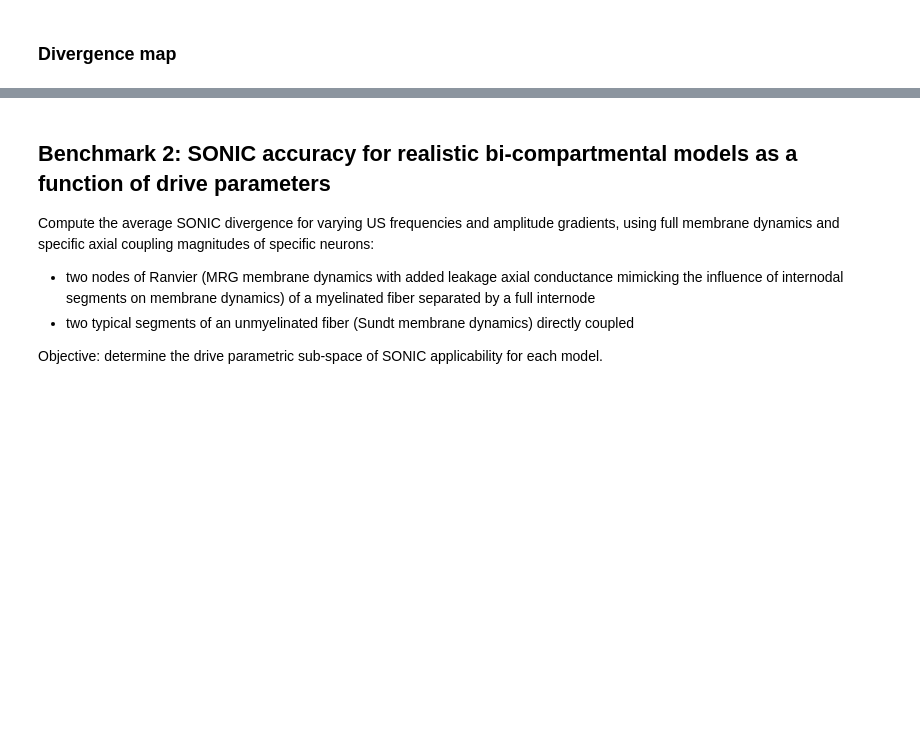
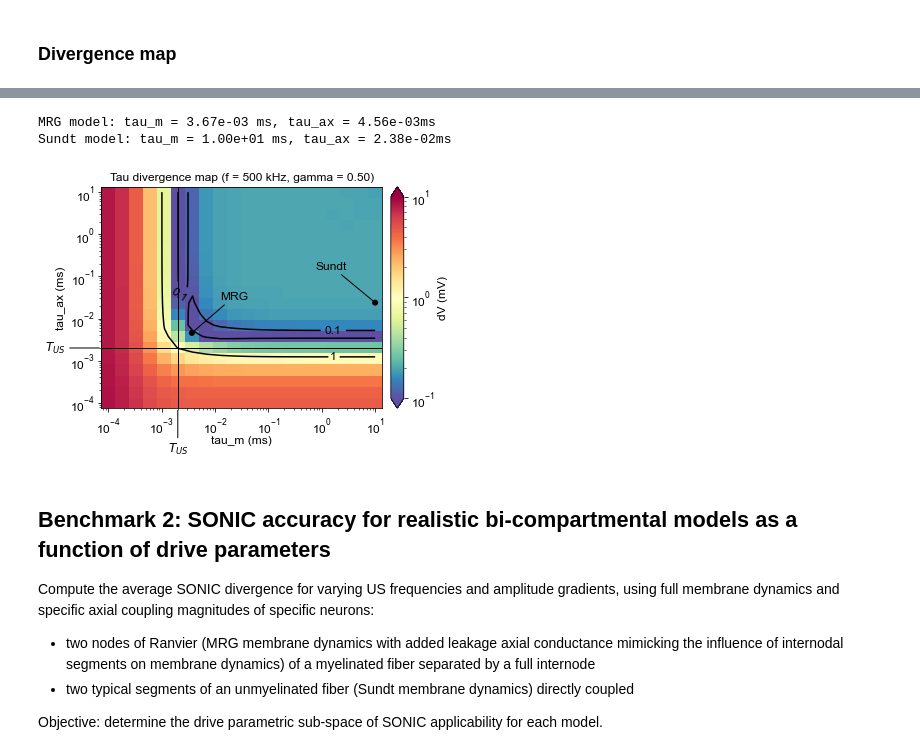
Before and after one commit to tjjlemaire/MorphoSONIC, a Jupyter notebook: notebooks/SONIC multi-comp benchmark.ipynb, the cells around one changed output, grey strips where cells are left out. Drawn from its saved outputs; the diff is of its cells as text; code cells hidden in the pictures; blank space fills up the shorter version.

```diff
--- a/notebooks/SONIC multi-comp benchmark.ipynb
+++ b/notebooks/SONIC multi-comp benchmark.ipynb
@@ -77,8 +49,7 @@ cbarax.set_ylabel(f'sonophore coverge (%)');
 # %%
 # Inteprolate max gamma and 100 kPa equivalent gamma for 100% sonophore coverage
-gamma_full = Cm_ptp / (2 * bls.Cm0)
-gamma_ub = np.ceil(max(gamma_full) * 10) / 10
-gamma_default = np.round(np.interp(100e3, amps, gamma_full) * 10) / 10
+gamma_ub = 0.8
+gamma_default = 0.5
 gamma_pair = (gamma_default, 0)  # (-)
 gammas = np.linspace(0.05, gamma_ub, nperax)  # (-)
 # %% [markdown]
@@ -191,11 +162,23 @@ xyoffset = {'MRG': np.array([0.1, 0.15]), 'Sundt': np.array([-0.1, 0.15])}
 for k in fibers.keys():
     taum = pneurons[k].Cm0 / gm[k]   # s
     tauax = pneurons[k].Cm0 / gax[k]  # s
+    print(f'{k} model: tau_m = {taum * 1e3:.2e} ms, tau_ax = {tauax * 1e3:.2e}ms')
     xy = data_to_axis.transform((taum * 1e3, tauax * 1e3))
-    ax.scatter(*xy, transform=ax.transAxes, facecolor='none', edgecolor='k', linestyle='--', lw=1);
+    ax.scatter(*xy, transform=ax.transAxes, facecolor='k', edgecolor='none', linestyle='--', lw=1);
     ax.annotate(k, xy=xy, xytext=np.array(xy) + xyoffset[k], xycoords=ax.transAxes,
                 fontsize=12, arrowprops={'facecolor': 'black', 'arrowstyle': '-'},
-                horizontalalignment='left' if xyoffset[k][0] > 0 else 'right');
-for method in ['axvline', 'axhline']:
-    getattr(ax, method)(1 / f_US, color='k', linestyle='--')
+                horizontalalignment='left' if xyoffset[k][0] > 0 else 'right')
+xyTUS = data_to_axis.transform((1 / f_US, 1 / f_US))
+for i, k in enumerate(['horizontal', 'vertical']):
+    getattr(ax, f'ax{k[0]}line')(1 / f_US, color='k', linestyle='-', linewidth=1)
+    xy = np.empty(2)
+    xy_offset = np.empty(2)
+    xy[i] = xyTUS[i]
+    xy[1 - i] = 0.
+    xy_offset[i] = 0.
+    xy_offset[1 - i] = 0.2
+    ax.annotate('$T_{US}$', xy=xy, xytext=xy - xy_offset, xycoords=ax.transAxes, fontsize=12,
+                arrowprops={'facecolor': 'black', 'arrowstyle': '-'}, **{f'{k}alignment': 'center'})
+
+figs[f'tau_map_f{f_US:.0f}kHz_gamma{gamma_pair[0]:.2f}'] = fig
 # %% [output]
@@ -219,3 +187,6 @@ for method in ['axvline', 'axhline']:
+MRG model: tau_m = 3.67e-03 ms, tau_ax = 4.56e-03ms
+Sundt model: tau_m = 1.00e+01 ms, tau_ax = 2.38e-02ms
+[figure, added]
 # %% [markdown]
 ## Benchmark 2: SONIC accuracy for realistic bi-compartmental models as a function of drive parameters
 
```
Also changed, not shown: parts of 15 cells of this notebook, 21 other files.
